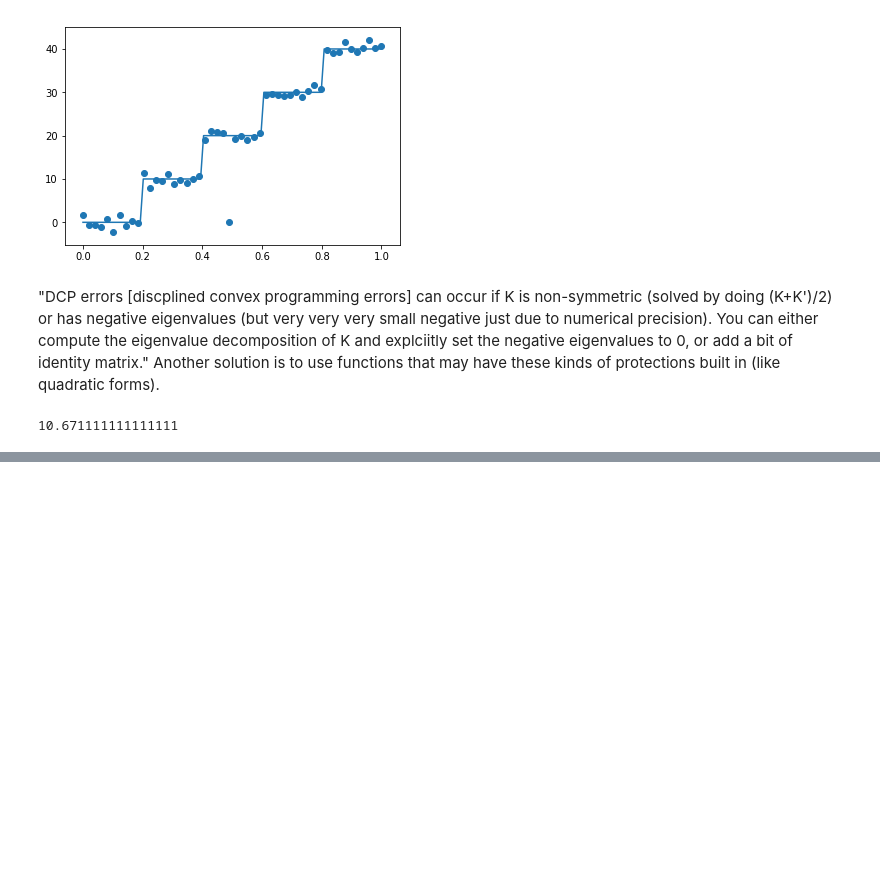
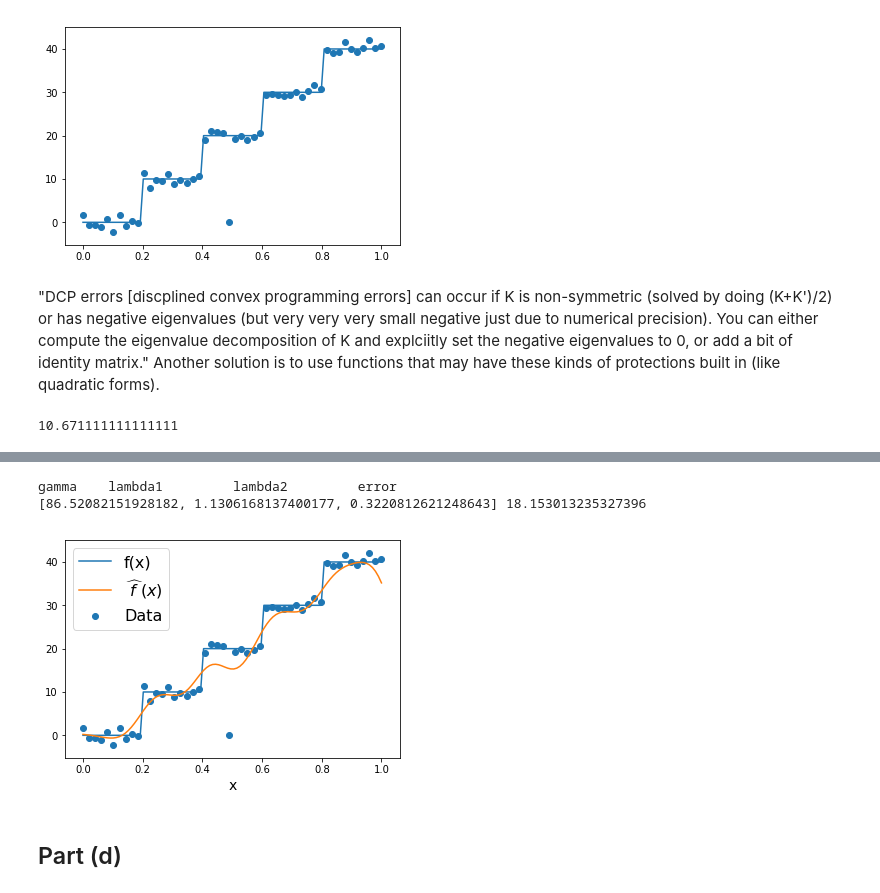
Before and after one commit to andgoldschmidt/CSE-546, a Jupyter notebook: Set4_Problem2.ipynb, the cells around one changed output, grey strips where cells are left out. Drawn from its saved outputs; the diff is of its cells as text; code cells hidden in the pictures; blank space fills up the shorter version.

```diff
--- a/Set4_Problem2.ipynb
+++ b/Set4_Problem2.ipynb
@@ -45,10 +39,6 @@ def huber_loss_fn(residuals, params):
     M = params
     return np.sum([i for i in cp.huber(residuals, M)])
 
-def huber_loss_fn(residuals, params):
-    M = params
-    return np.sum([i for i in cp.huber(residuals, M)])
-
 def regularizer(alpha, K):
     return cp.quad_form(alpha, K)
 # %%
@@ -174,0 +220,42 @@ gamma    lambda  M       error
+# %%
+g_max = 1000
+g_min = 1
+
+lambd1_max = 5
+lambd1_min = .005
+
+lambd2_max = 5
+lambd2_min = .005
+
+best_tv = []
+best_error_tv = np.inf
+
+for i in range(100):
+    gamma0 = np.random.rand()*(g_max-g_min) + g_min
+    lambd1 = np.random.rand()*(lambd1_max-lambd1_min) + lambd1_min
+    lambd2 = np.random.rand()*(lambd2_max-lambd2_min) + lambd2_min
+    error = k_fold_cv_type2(5, x_data, y_data, ls_loss_fn, None, k_rbf, gamma0, lambd1, lambd2)
+    if error < best_error_tv:
+        best_error_tv = error
+        best_tv = [gamma0, lambd1, lambd2]
+# %%
+print('gamma\t lambda1\t lambda2\t error')
+print(best_tv, best_error_tv)
+f_hat = cvx_kernel_1d_type2(x_data, y_data,
+                      loss_fn=ls_loss_fn, loss_params=None,
+                      kernel=k_rbf, k_params=best_tv[0],
+                      lambd1=best_tv[1], lambd2=best_tv[2])
+
+plt.plot(x, function(x))
+plt.scatter(x_data, y_data)
+plt.plot(x, f_hat(x))
+plt.legend(['f(x)', '$\widehat{\ f\ }(x)}$', 'Data'], fontsize=16)
+plt.xlabel('x', fontsize=14)
+plt.savefig('figs/hw4_2c_tv_plt.pdf')
+np.savetxt(X=best_tv,fname='figs/hw4_2c_tv.txt')
+# %% [output]
+gamma    lambda1         lambda2         error
+[86.52082151928182, 1.1306168137400177, 0.3220812621248643] 18.153013235327396
+[figure, added]
+# %% [markdown]
+## Part (d)
```
Also changed, not shown: parts of 9 cells of this notebook, 1 other file.
